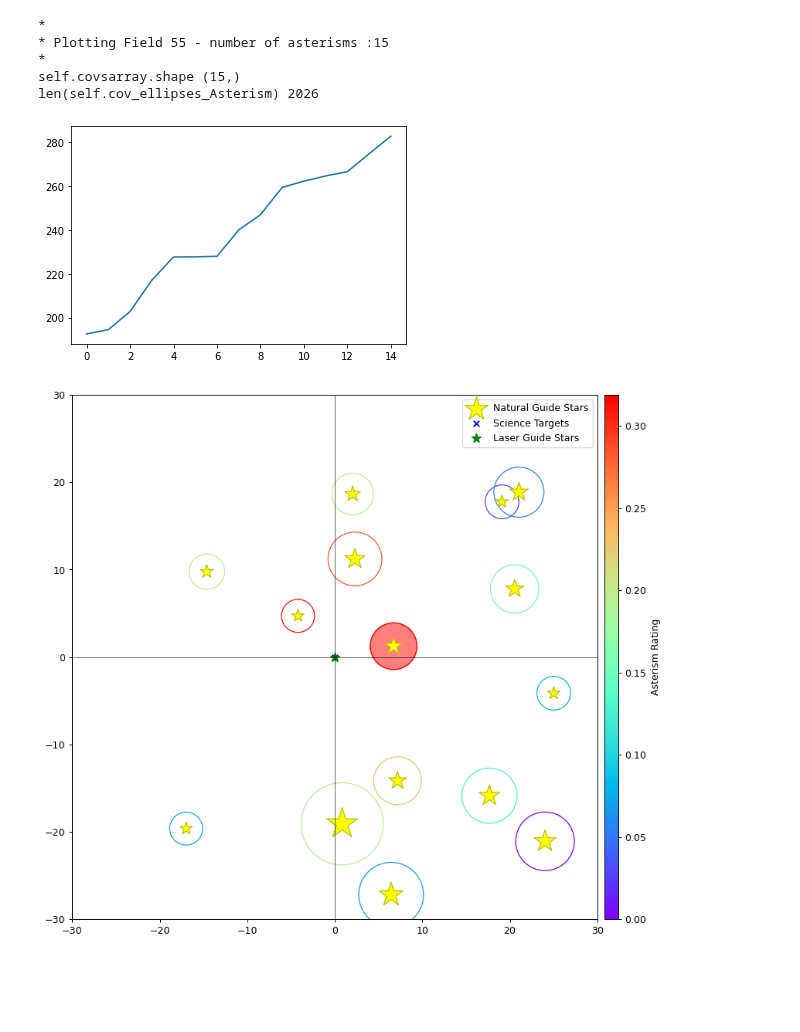
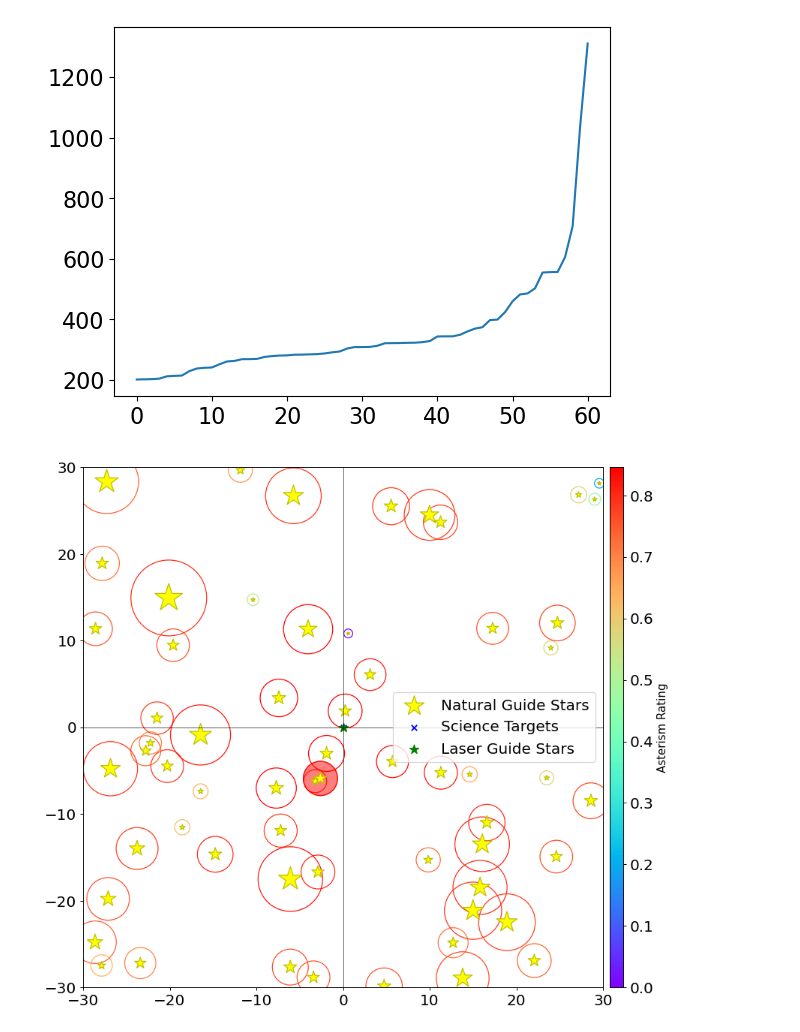
Before and after one commit to astro-tiptop/TIPTOP, a Jupyter notebook: examples/TIPTOP-AST-EXAMPLE-ERIS.ipynb, the cells around one changed output. Cells and saved outputs as stored; diff of their text form; code cells hidden in the pictures; blank space fills up the shorter version.

```diff
--- a/examples/TIPTOP-AST-EXAMPLE-ERIS.ipynb
+++ b/examples/TIPTOP-AST-EXAMPLE-ERIS.ipynb
@@ -54,13 +71,8 @@ print(fullSimulationResult)
 # %%
-simul.plotField(55)
+simul.plotField(15)
 # %% [output]
-*
-* Plotting Field 55 - number of asterisms :15
-*
-self.covsarray.shape (15,)
-len(self.cov_ellipses_Asterism) 2026
-[figure, old version]
+[figure, new version]
-[figure, old version]
+[figure, new version]
 # %%
 #sr, fw, ee, covs, simul = asterismSelection("TestERIS1000", "astTest", "ERISast1000", 'astTest', 'testERIS1000', doPlot=False)
 # %%
```
Also changed, not shown: parts of 8 cells of this notebook, 10 other files.
